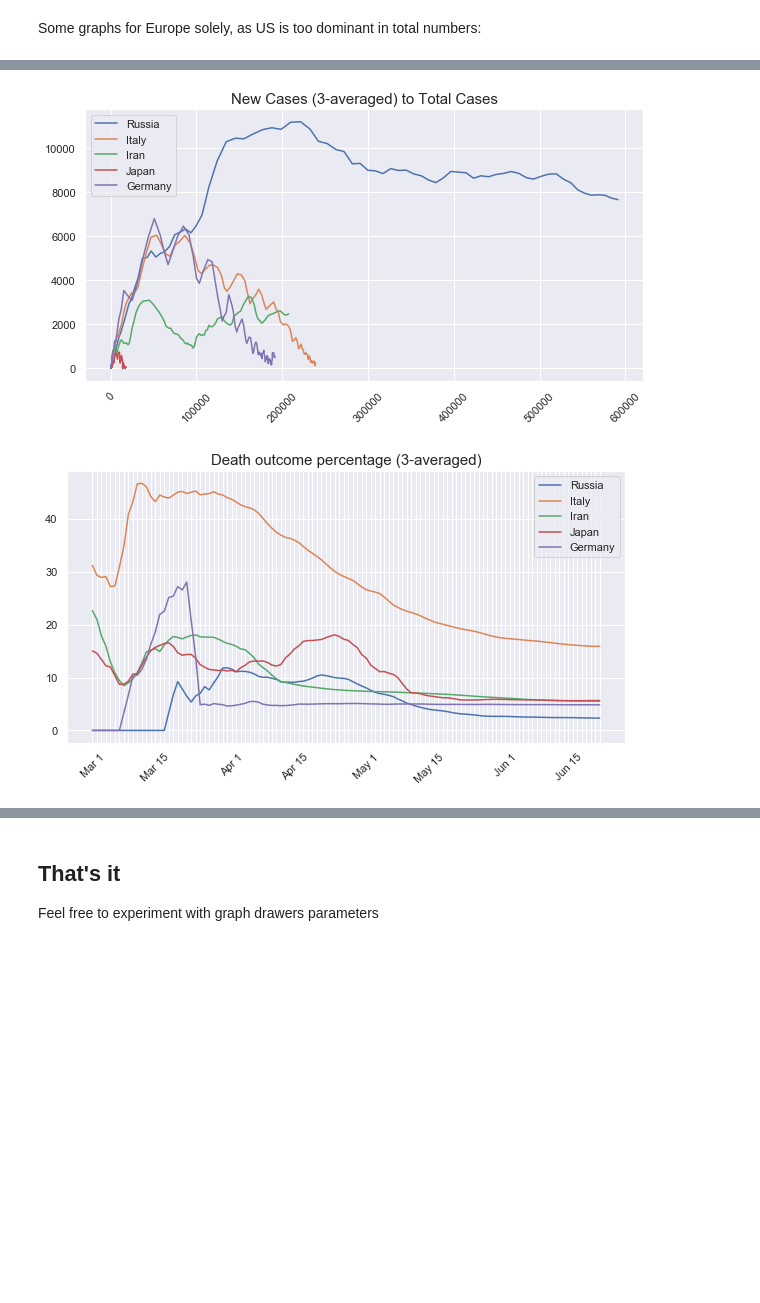
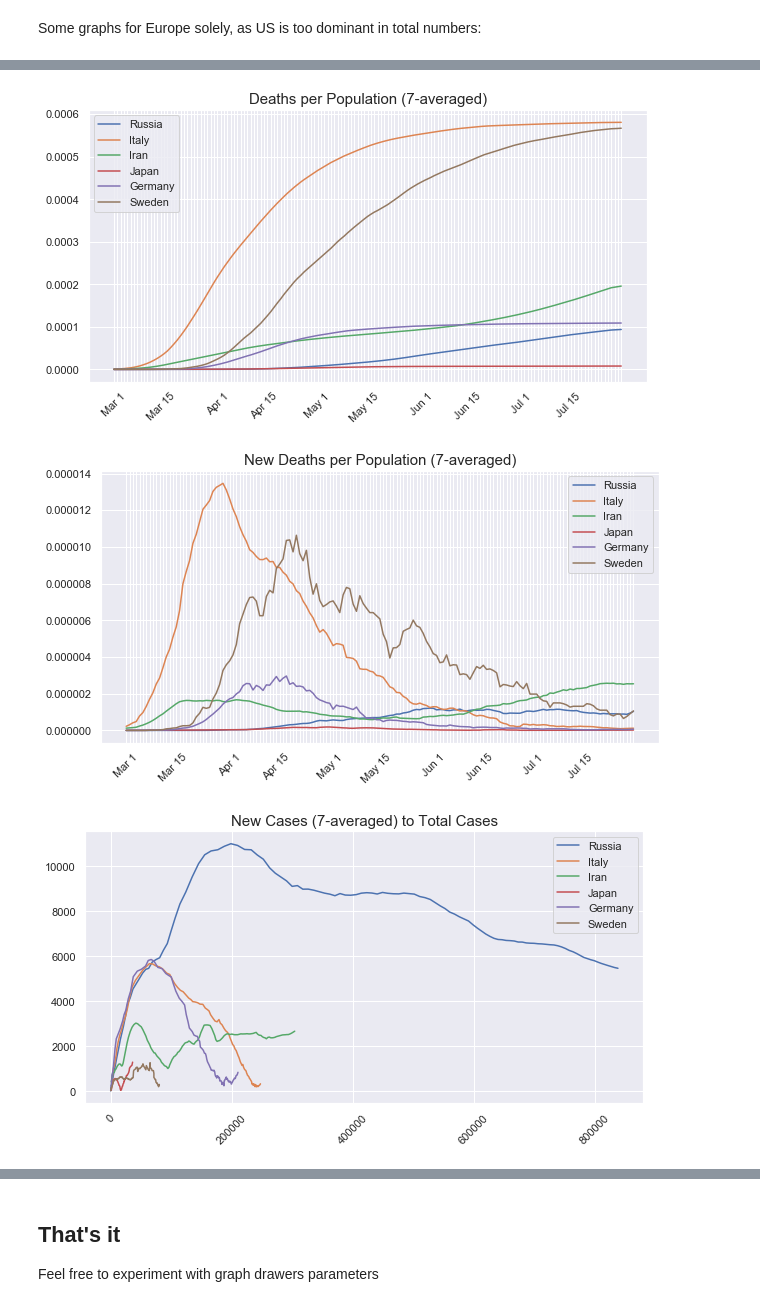
Before and after one commit to youzhick/COVID19-Stats, a Jupyter notebook: stats.ipynb, the cells around one changed output, grey strips where cells are left out. Saved outputs shown, nothing was run; the diff lists cells and outputs as text; code cells hidden in the pictures; blank space fills up the shorter version.

```diff
--- a/stats.ipynb
+++ b/stats.ipynb
@@ -76,13 +68,15 @@ rt.paintList(drawData, 'fatalitySmoothed', relToCases=False)
 Some graphs for Europe solely, as US is too dominant in total numbers:
 # %%
 startingDate = '3/1/20'
-countries=['Russia', 'Italy', 'Iran', 'Japan', 'Germany']
+countries=['Russia', 'Italy', 'Iran', 'Japan', 'Germany', 'Sweden']
 drawData = rt.mergeForCountriesList(data, names=countries, starting_date=startingDate)
 
 rt.paintList(drawData, 'dCasesSmoothed', relToCases=False)
 rt.paintList(drawData, 'activeCasesSmoothed', relToCases=False)
 rt.paintList(drawData, 'dDeathsSmoothed', relToCases=False)
 rt.paintList(drawData, 'deathsPerPopSmoothed', relToCases=True)
+rt.paintList(drawData, 'deathsPerPopSmoothed', relToCases=False)
+rt.paintList(drawData, 'dDeathsPerPopSmoothed', relToCases=False)
 rt.paintList(drawData, 'dCasesSmoothed', relToCases=True)
 rt.paintList(drawData, 'fatalitySmoothed', relToCases=False)
 # %% [output]
@@ -93,2 +87,3 @@ rt.paintList(drawData, 'fatalitySmoothed', relToCases=False)
-[figure, old version]
+[figure, new version]
-[figure, old version]
+[figure, new version]
+[figure, added]
```
Also changed, not shown: parts of 5 cells of this notebook, 1 other file.
